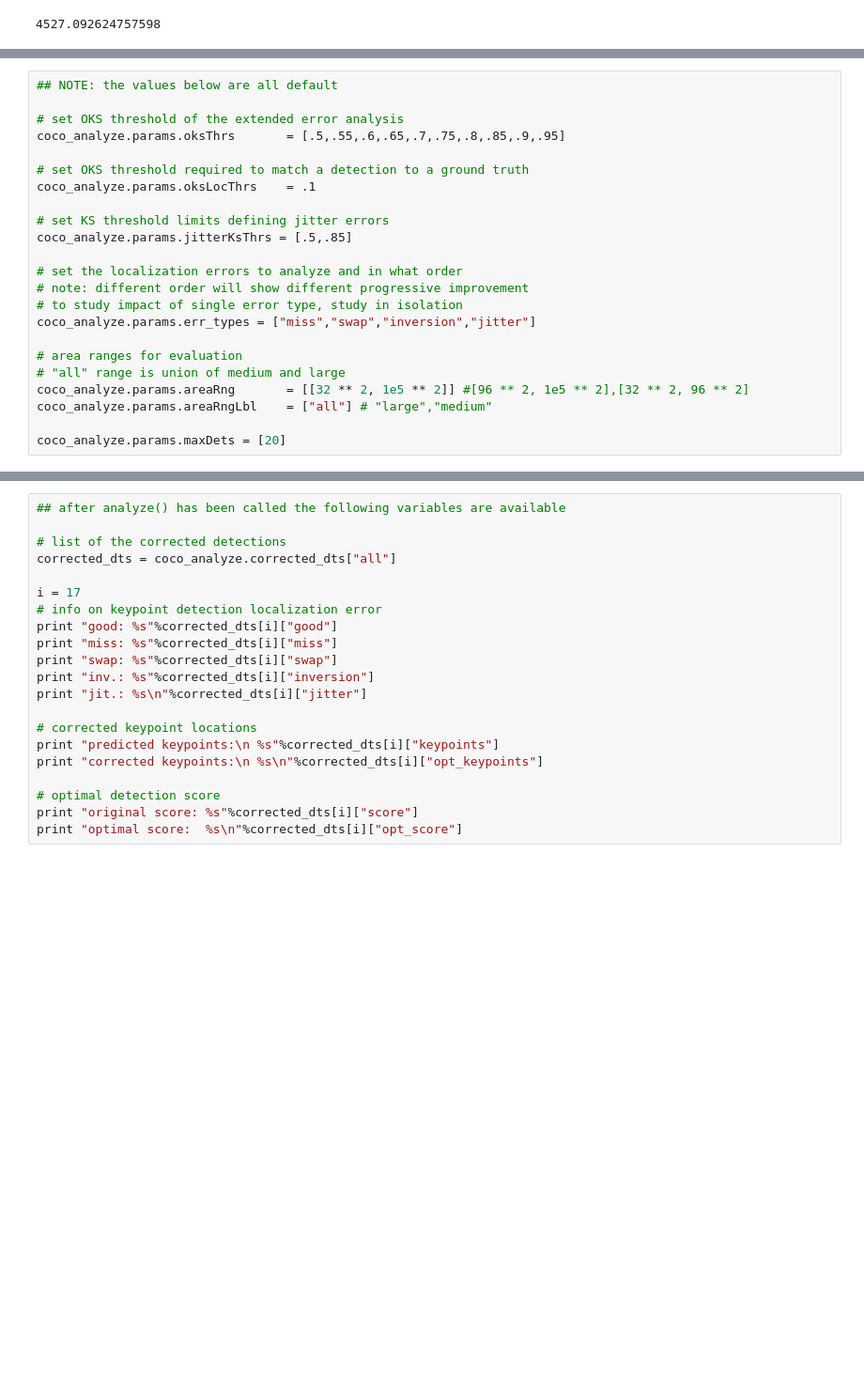
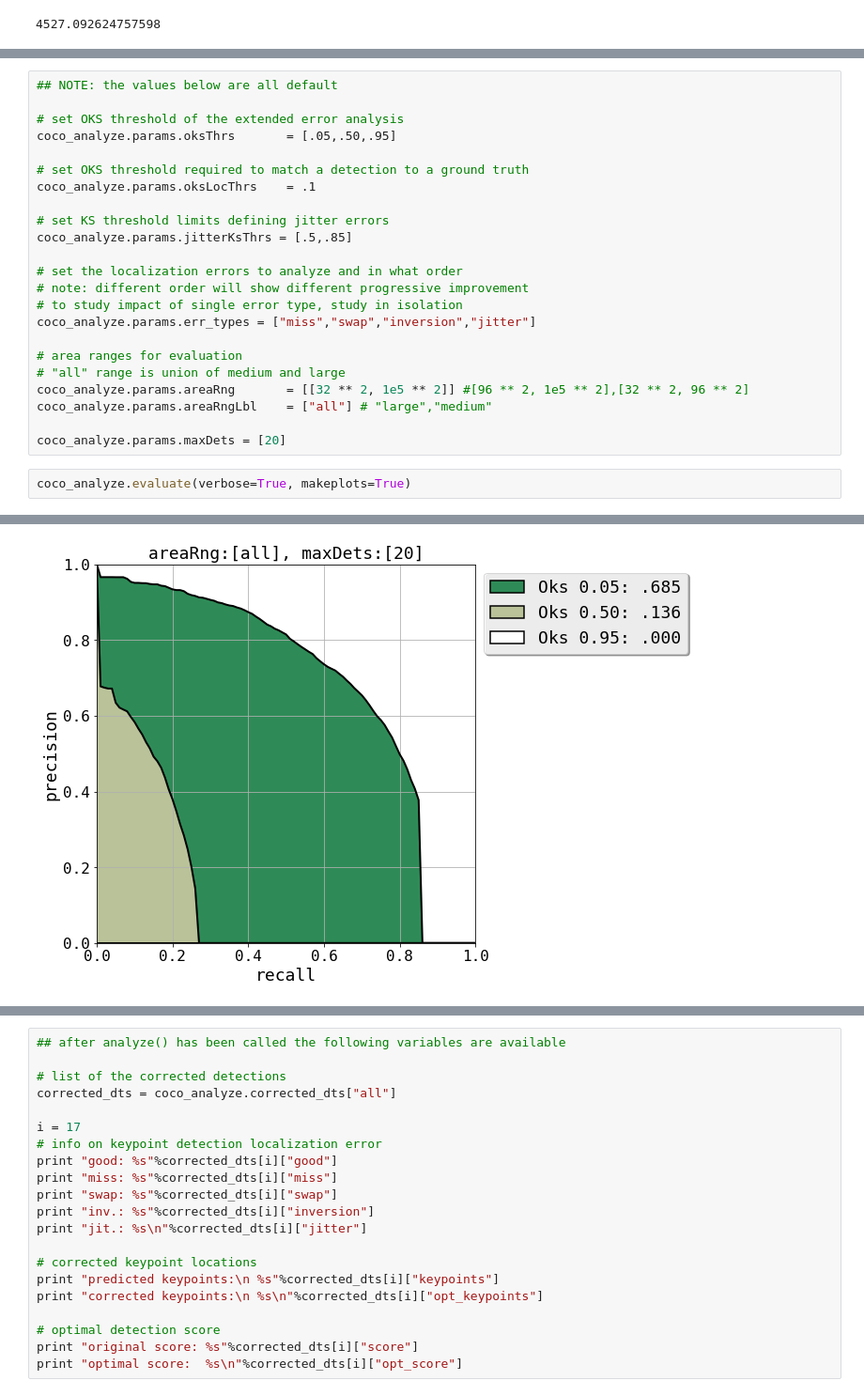
Before and after one commit to bitsauce/Keypoint_RCNN, a Jupyter notebook: keypoints_evalute.ipynb, the cells around one changed output, grey strips where cells are left out. Shown at 94% size. Saved outputs shown, nothing was run; the diff lists cells and outputs as text; blank space fills up the shorter version.

```diff
--- a/keypoints_evalute.ipynb
+++ b/keypoints_evalute.ipynb
@@ -264,7 +264,7 @@ coco_analyze.evaluate(verbose=True, makeplots=True)
 ## NOTE: the values below are all default
 
 # set OKS threshold of the extended error analysis
-coco_analyze.params.oksThrs       = [.5,.55,.6,.65,.7,.75,.8,.85,.9,.95]
+coco_analyze.params.oksThrs       = [.05,.50,.95]
 
 # set OKS threshold required to match a detection to a ground truth
 coco_analyze.params.oksLocThrs    = .1
@@ -283,3 +283,6 @@ coco_analyze.params.areaRng       = [[32 ** 2, 1e5 ** 2]] #[96 ** 2, 1e5 ** 2],[
 coco_analyze.params.areaRngLbl    = ["all"] # "large","medium"
 
 coco_analyze.params.maxDets = [20]
+# %%
+coco_analyze.evaluate(verbose=True, makeplots=True)
+# %% [output]
@@ -286,3 +307,4 @@ coco_analyze.params.maxDets = [20]
+[figure, added]
 # %%
 # use analyze() method for advanced error analysis
 # input arguments:
```
Also changed, not shown: parts of 8 cells of this notebook, 39 other files.
